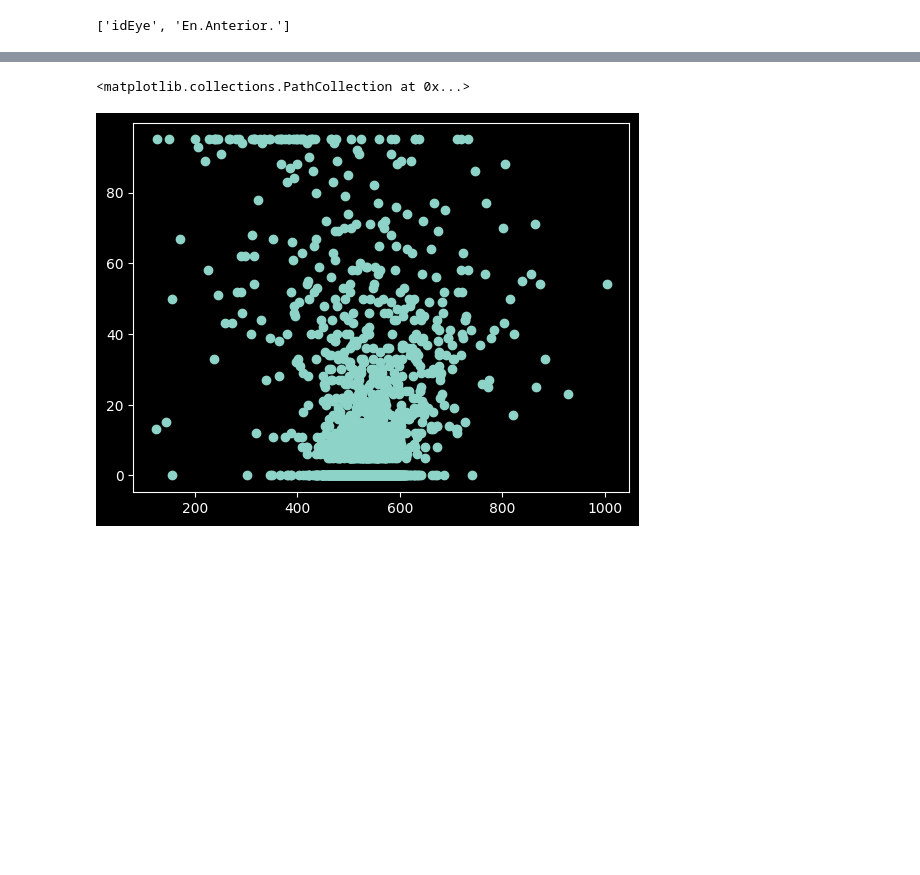
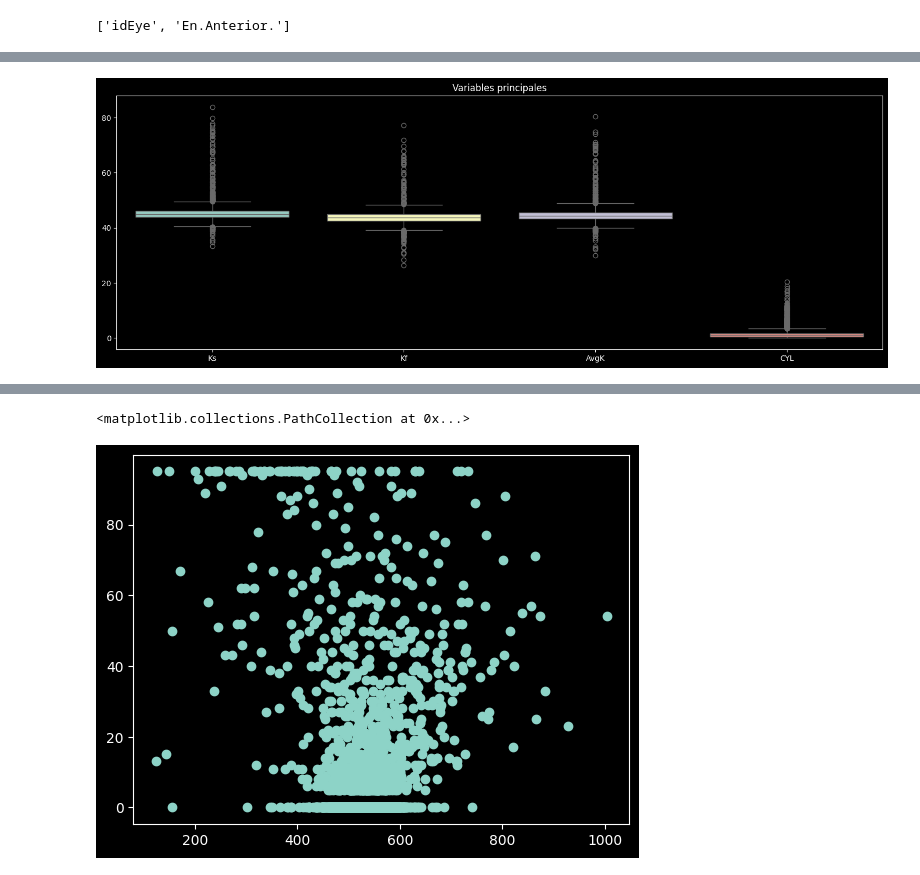
Before and after one commit to zamef/ProyectoTSBM, a Jupyter notebook: ProyectoDeteccionQueratocono.ipynb, the cells around one changed output, grey strips where cells are left out. Drawn from its saved outputs; the diff is of its cells as text; code cells hidden in the pictures; blank space fills up the shorter version.

```diff
--- a/ProyectoDeteccionQueratocono.ipynb
+++ b/ProyectoDeteccionQueratocono.ipynb
@@ -145,0 +213,5 @@ Name: idEye, Length: 3162, dtype: object
+# %%
+main_k_metrics = ['Ks', 'Kf', 'AvgK', 'CYL', 'ACCP', 'Ks.1', 'Kf.1', 'AvgK.1', 'CYL.1']
+
+# Estadísticas descriptivas para estas variables principales
+data[main_k_metrics].describe()
@@ -145,0 +263,10 @@ Name: idEye, Length: 3162, dtype: object
+# %%
+# outliers
+plt.figure(figsize=(18, 6))
+sns.boxplot(data=data[main_k_metrics[:4]])
+plt.title('Variables principales')
+plt.grid(False)
+plt.xticks()
+plt.show()
+# %% [output]
+[figure, added]
```
Also changed, not shown: parts of 31 cells of this notebook.
